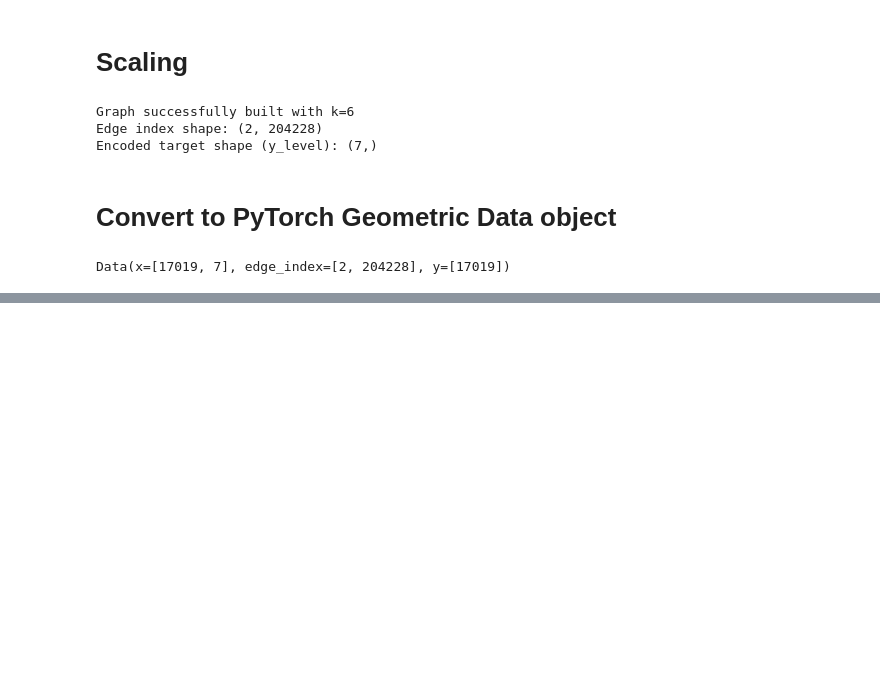
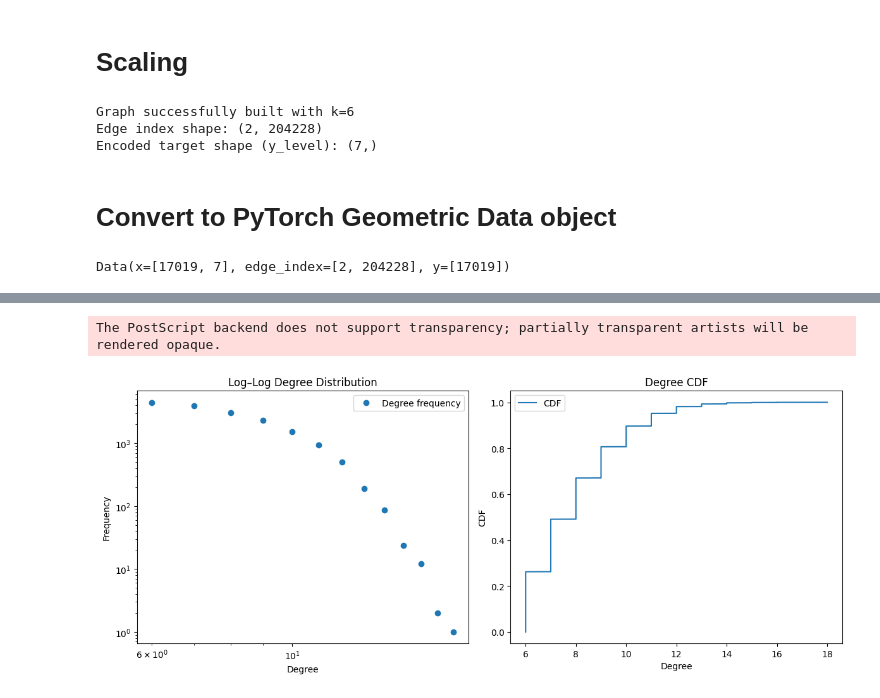
Before and after one commit to sadbinsiddique/Dl-net, a Jupyter notebook: notebook/ssgnn/GNN.ipynb, the cells around one changed output, grey strips where cells are left out. Saved outputs shown, nothing was run; the diff lists cells and outputs as text; code cells hidden in the pictures; blank space fills up the shorter version.

```diff
--- a/notebook/ssgnn/GNN.ipynb
+++ b/notebook/ssgnn/GNN.ipynb
@@ -194,0 +482,39 @@ plt.show()
+# %%
+# ------------------------------------------------------------------
+# Utility: save in multiple formats
+# ------------------------------------------------------------------
+def save_fig(fig, base_name, dpi=300):
+    """Save a figure as PNG, EPS and SVG with high DPI."""
+    fig.savefig(f"{base_name}.png", dpi=dpi, bbox_inches="tight")
+    fig.savefig(f"{base_name}.eps", format="eps", dpi=dpi, bbox_inches="tight")
+    fig.savefig(f"{base_name}.svg", format="svg", bbox_inches="tight")
+# %%
+# ------------------------------------------------------------------
+# 1. LOG–LOG DEGREE + CDF SIDE BY SIDE (PUBLICATION STYLE)
+# ------------------------------------------------------------------
+unique_deg, counts = np.unique(degrees, return_counts=True)
+sorted_deg = np.sort(degrees)
+cdf = np.arange(1, len(sorted_deg)+1) / len(sorted_deg)
+
+fig, axes = plt.subplots(1, 2, figsize=(12, 5))
+
+# (a) Log–log degree distribution
+axes[0].loglog(unique_deg, counts, marker="o", linestyle="none", label="Degree frequency")
+axes[0].set_xlabel("Degree")
+axes[0].set_ylabel("Frequency")
+axes[0].set_title("Log–Log Degree Distribution")
+axes[0].legend()
+
+# (b) CDF
+axes[1].plot(sorted_deg, cdf, label="CDF")
+axes[1].set_xlabel("Degree")
+axes[1].set_ylabel("CDF")
+axes[1].set_title("Degree CDF")
+axes[1].legend()
+
+plt.tight_layout()
+save_fig(fig, "degree_loglog_cdf")
+plt.show()
+# %% [output]
+The PostScript backend does not support transparency; partially transparent artists will be rendered opaque.
+[figure, added]
```
Also changed, not shown: parts of 49 cells of this notebook, 16 other files.
